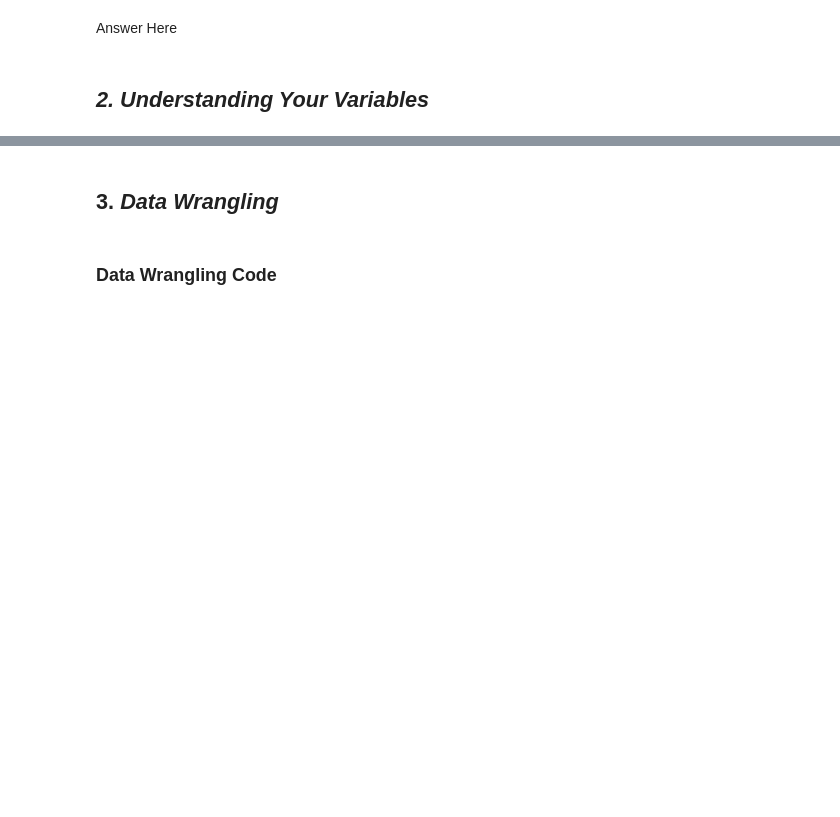
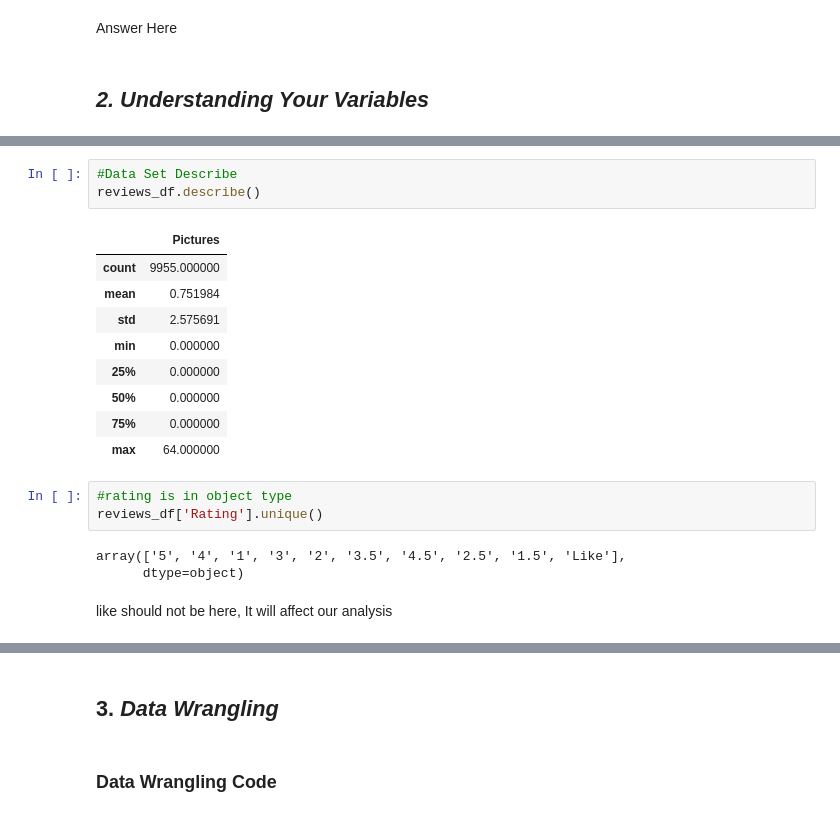
Before and after one commit to vak1997/Zomato-Restaurant-Clustering-and-Sentiment-Analysis, a Jupyter notebook: Zomato_Restaurant_Clustering_and_Sentiment_Analysis.ipynb, the cells around one changed output, grey strips where cells are left out. Cells and saved outputs as stored; diff of their text form; blank space fills up the shorter version.

```diff
--- a/Zomato_Restaurant_Clustering_and_Sentiment_Analysis.ipynb
+++ b/Zomato_Restaurant_Clustering_and_Sentiment_Analysis.ipynb
@@ -184,0 +375,21 @@ Answer Here
+# %%
+#Data Set Describe
+reviews_df.describe()
+# %% [output]
+|  | Pictures |
+| count | 9955.000000 |
+| mean | 0.751984 |
+| std | 2.575691 |
+| min | 0.000000 |
+| 25% | 0.000000 |
+| 50% | 0.000000 |
+| 75% | 0.000000 |
+| max | 64.000000 |
+# %%
+#rating is in object type
+reviews_df['Rating'].unique()
+# %% [output]
+array(['5', '4', '1', '3', '2', '3.5', '4.5', '2.5', '1.5', 'Like'],
+      dtype=object)
+# %% [markdown]
+like should not be here, It will affect our analysis
```
Also changed, not shown: parts of 48 cells of this notebook.
